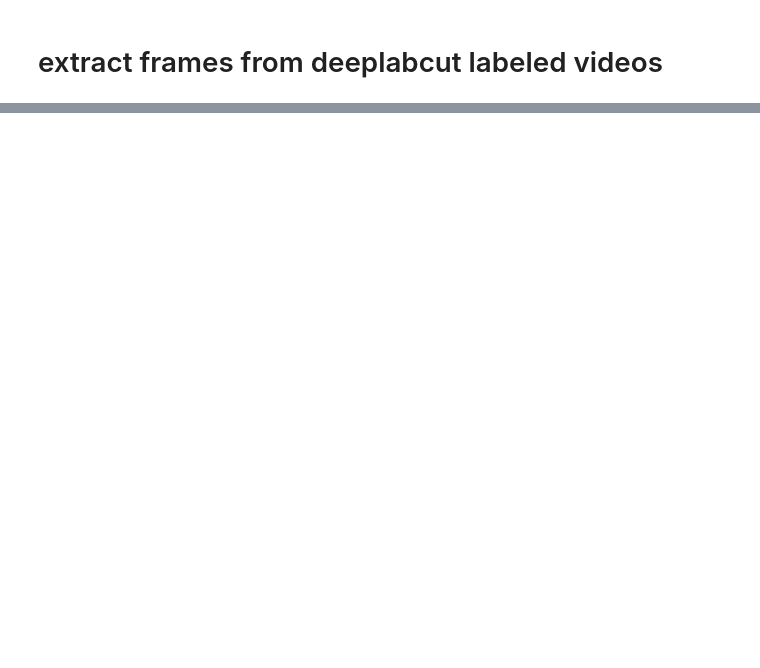
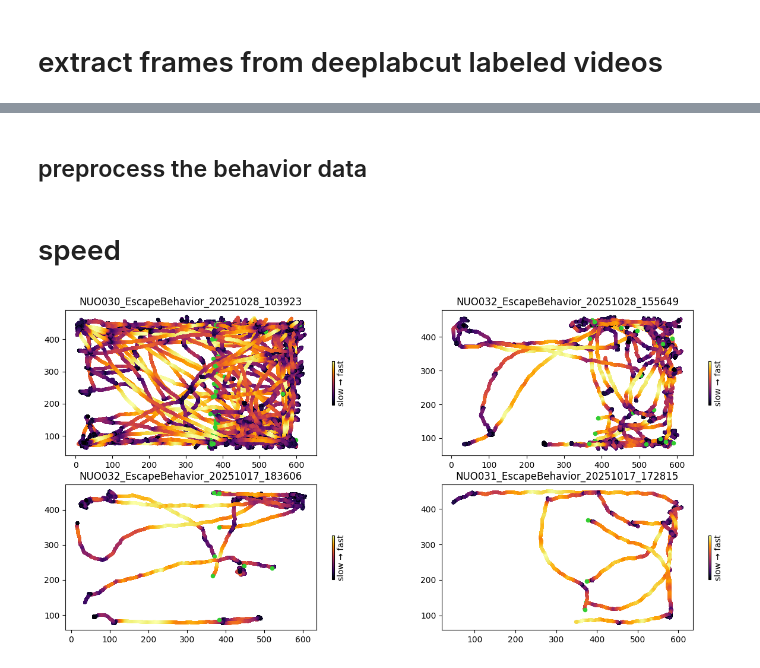
Before and after one commit to LearningCircuitsLab/nuo_analysis_test, a Jupyter notebook: behavior_trajectory.ipynb, the cells around one changed output, grey strips where cells are left out. Drawn from its saved outputs; the diff is of its cells as text; code cells hidden in the pictures; blank space fills up the shorter version.

```diff
--- a/behavior_trajectory.ipynb
+++ b/behavior_trajectory.ipynb
@@ -286,0 +315,5 @@ MoviePy - Building file /mnt/e/data/LeciLab/behavioral_data/data_test/sample_beh
+# %%
+analyzed_video_names = [name for name in behav_df_dic.keys()]
+# %%
+session_data_path = '/archive/training_village/auditory_escape_data/sessions/'
+video_data_path = '/archive/training_village/auditory_escape_data/videos/'
@@ -286,0 +333,3 @@ MoviePy - Building file /mnt/e/data/LeciLab/behavioral_data/data_test/sample_beh
+# %%
+bodyparts = behav_df.columns.get_level_values(0).unique().tolist()[1:]
+bodyparts
@@ -286,0 +351,2 @@ MoviePy - Building file /mnt/e/data/LeciLab/behavioral_data/data_test/sample_beh
+# %% [markdown]
+## preprocess the behavior data
@@ -286,0 +411,13 @@ MoviePy - Building file /mnt/e/data/LeciLab/behavioral_data/data_test/sample_beh
+# %%
+behav_df_filtered_dic = {}
+for name in analyzed_video_names:
+    df = behav_df_dic[name]
+    df['timestamp'] = video_df_dic[name]['timestamp']
+    # input the sound play time in behavior data
+    idx = np.searchsorted(df['timestamp'], sound_play_dic[name], side='right')
+    df['sound_played'] = np.nan
+    df.loc[idx, 'sound_played'] = sound_play_dic[name]
+    df = preprocess_positions(df, likelihood_thr=0.7, distance_thr=50)
+    behav_df_filtered_dic[name] = df
+# %% [markdown]
+# speed
@@ -286,0 +466,34 @@ MoviePy - Building file /mnt/e/data/LeciLab/behavioral_data/data_test/sample_beh
+# %%
+fig, axes = plt.subplots(2, 2, figsize=(15, 7))
+sound_before_time = 0  # 5 seconds before sound
+sound_after_time = 10   # 10 seconds after sound
+for name, n in zip(analyzed_video_names, range(len(analyzed_video_names))):
+    row = n // 2
+    col = n % 2
+    ax = axes[row, col]
+    behav_df_filtered = behav_df_filtered_dic[name]
+    for sound in sound_play_dic[name]:
+        sound_index = behav_df_filtered[behav_df_filtered['sound_played'] == sound].index
+        sound_window_df = behav_df_filtered[(behav_df_filtered['timestamp'] >= sound - sound_before_time) & (behav_df_filtered['timestamp'] <= sound + sound_after_time)]['Center']
+        sound_window_df = sound_window_df.dropna(axis=0)
+        x1 = np.array([])
+        y1 = np.array([])
+        speed1 = np.array([])
+        for i in range(len(sound_window_df['mean_speed'])-1):
+            xn = np.linspace(sound_window_df['x'].tolist()[i], sound_window_df['x'].tolist()[i+1], num = 100, endpoint=False)
+            x1 = np.append(x1, xn)
+            yn = np.linspace(sound_window_df['y'].tolist()[i], sound_window_df['y'].tolist()[i+1], num = 100, endpoint=False)
+            y1 = np.append(y1, yn)
+            speedn = np.linspace(sound_window_df['mean_speed'].tolist()[i], sound_window_df['mean_speed'].tolist()[i+1], num = 100, endpoint=False)
+            speed1 = np.append(speed1, speedn)
+
+        ax.scatter(x1, y1,c=speed1,cmap='inferno',edgecolor='none',s=15)
+        ax.scatter(behav_df_filtered.loc[sound_index]['Center']['x'], behav_df_filtered.loc[sound_index]['Center']['y'], color='limegreen', s=20, label='Sound Onset')
+        ax.set_title(name)
+
+    cbar = plt.colorbar(plt.cm.ScalarMappable(cmap=sns.color_palette("inferno", as_cmap=True)), orientation='vertical', ax=ax, shrink=0.3)
+    cbar.set_ticks([])
+    cbar.set_label('slow → fast')
+plt.show()
+# %% [output]
+[figure, added]
```
Also changed, not shown: parts of 28 cells of this notebook, 1 other file.
